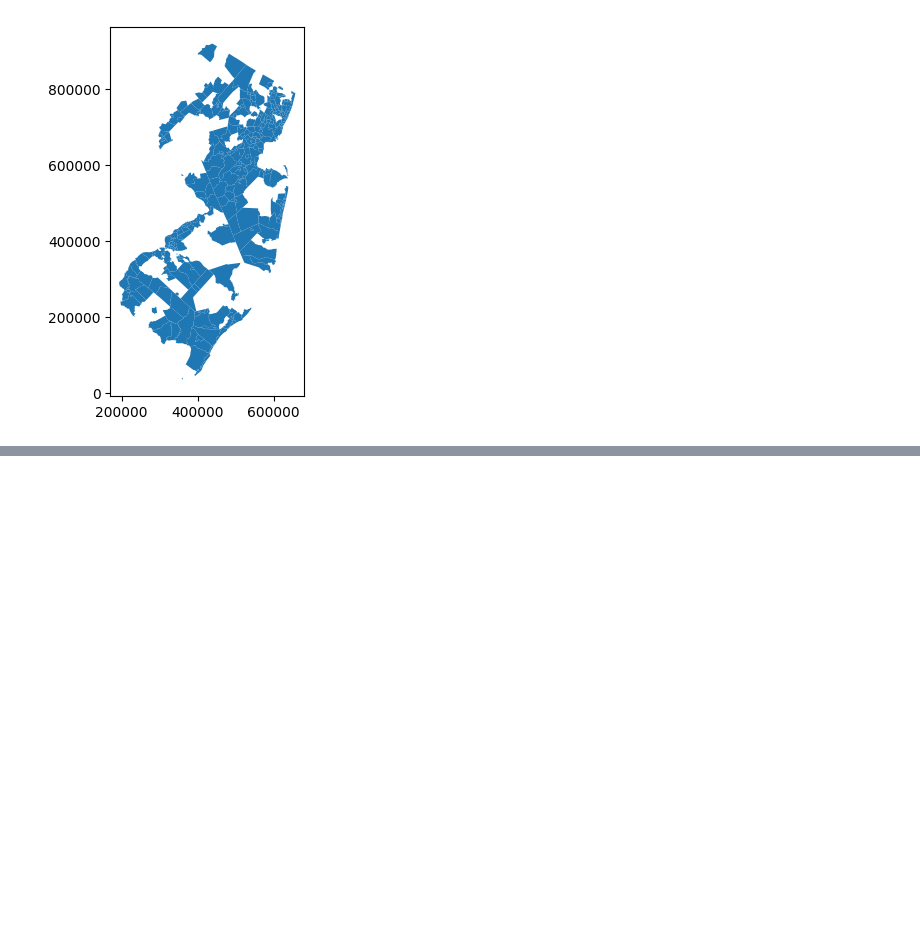
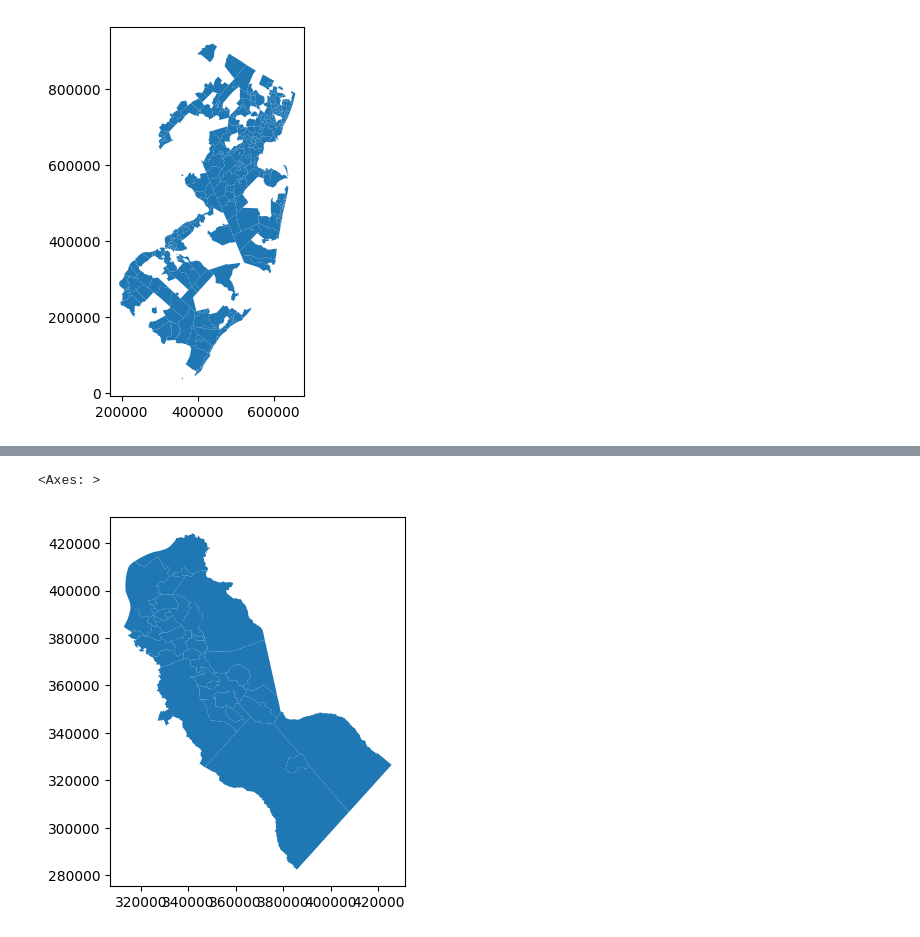
Before and after one commit to MhiyaJ/My-GIS-Stuff, a Jupyter notebook: aok.ipynb, the cells around one changed output, grey strips where cells are left out. Saved outputs shown, nothing was run; the diff lists cells and outputs as text; code cells hidden in the pictures; blank space fills up the shorter version.

```diff
--- a/aok.ipynb
+++ b/aok.ipynb
@@ -86,0 +114,12 @@ dtype: object
+# %%
+#getting munis geo data
+! wget -q -O nj-counties.zip https://github.com/theaok/data/raw/refs/heads/main/bounds_nj_shp.zip
+zip_ref = zipfile.ZipFile('nj-counties.zip', 'r'); zip_ref.extractall(); zip_ref.close() #just unzipping
+!ls
+mun=gpd.read_file('nj_munis.shp')
+mun.columns
+mun=mun[mun.COUNTY=='CAMDEN'] #aok: just keeping camden
+
+mun=mun[['MUN', 'COUNTY', 'MUN_LABEL', 'MUN_TYPE', 'NAME', 'GNIS_NAME', 'GNIS',
+       'SSN', 'MUN_CODE', 'CENSUS2010', 'SQ_MILES', 'POP2010','geometry']]
+mun[['MUN', 'COUNTY', 'MUN_LABEL', 'MUN_TYPE', 'NAME', 'GNIS_NAME']]
@@ -86,0 +161,5 @@ dtype: object
+# %%
+#aok: i see from excel file that we need to adjust here some strings
+mun['MUN'] = mun['MUN'].str.replace(r'TWP$', 'TOWNSHIP', regex=True)
+mun['MUN'] = mun['MUN'].str.replace(r'BORO$', 'BOROUGH', regex=True)
+mun
@@ -87,2 +184,7 @@ dtype: object
+# %%
+mun.plot()
+# %% [output]
+<Axes: >
+[figure, added]
 # %%
 EnrXls = pd.read_excel('https://github.com/MhiyaJ/My-GIS-Stuff/raw/refs/heads/main/Camden%20County%20School%20Enrollment%20by%20School%20Level%202024%20-%20Public%20School%20Only.xlsx')
```
Also changed, not shown: parts of 25 cells of this notebook.
